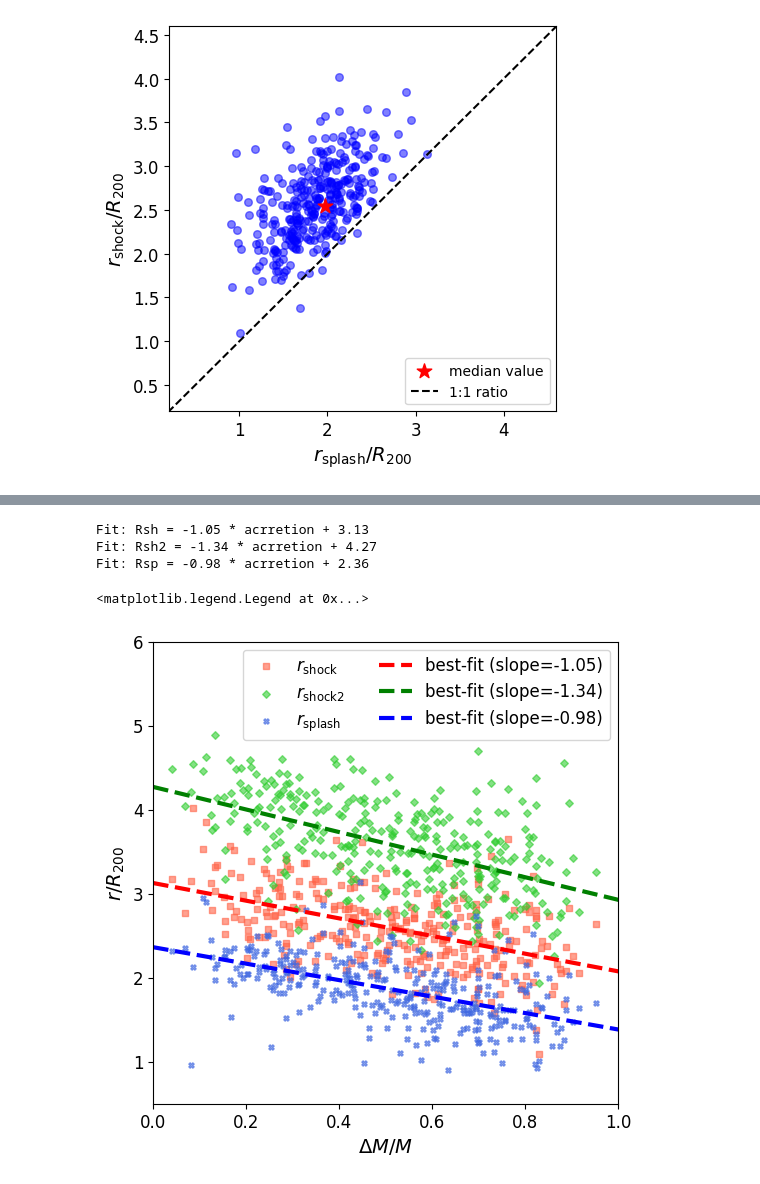
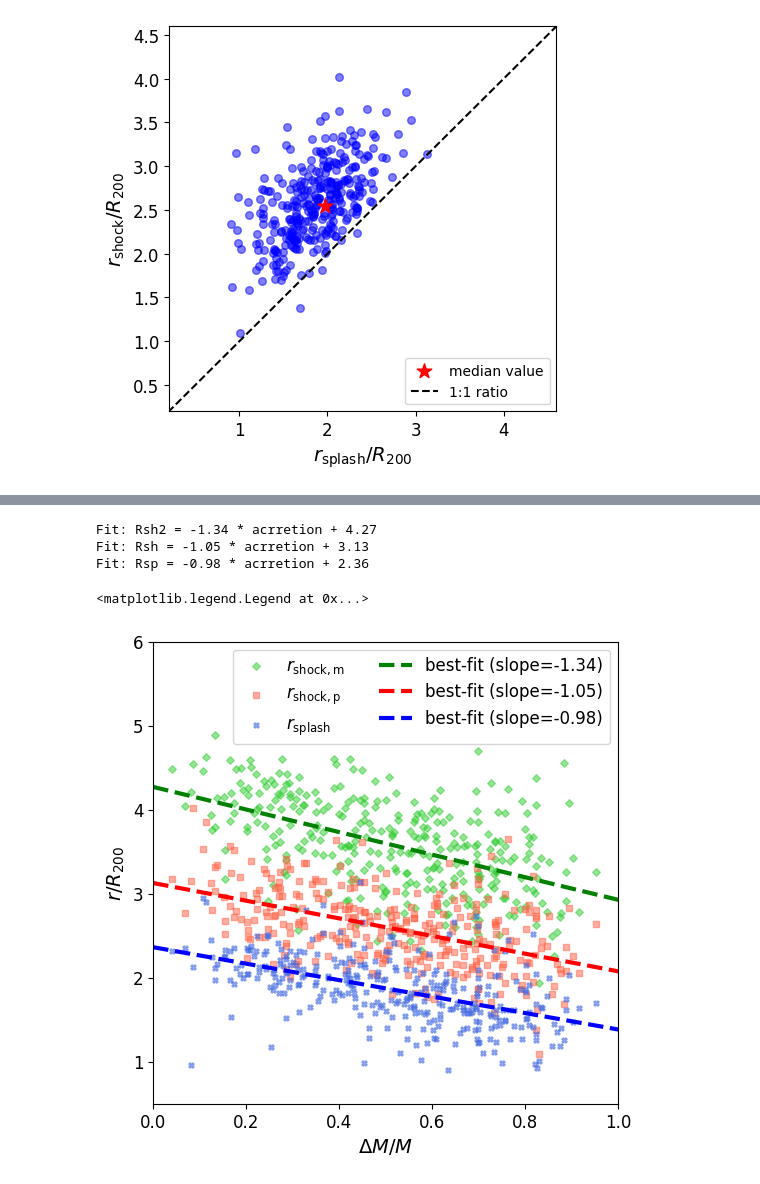
Before and after one commit to ZhangMing-1995/AnalysisTools, a Jupyter notebook: Shock_Radius/TheThreeHundred_7k.ipynb, the cells around one changed output, grey strips where cells are left out. Drawn from its saved outputs; the diff is of its cells as text; code cells hidden in the pictures.

```diff
--- a/Shock_Radius/TheThreeHundred_7k.ipynb
+++ b/Shock_Radius/TheThreeHundred_7k.ipynb
@@ -529,66 +826,60 @@ accretion_rate = (mass_z0 - mass_z05) / mass_z0
 
 fig = plt.figure(figsize=(6, 6))
 ax1=fig.add_subplot(1,1,1)
-ax1.scatter(accretion_rate, np.array(Rsh), marker=',', color='tomato',s=15, alpha=0.6, label=r'$r_{\rm shock}$')
-ax1.scatter(accretion_rate, np.array(Rsh2), marker='D', color='limegreen',s=15, alpha=0.6, label=r'$r_{\rm shock2}$')
-ax1.scatter(accretion_rate, np.array(Rsp), marker='X', color='royalblue',s=15, alpha=0.6, label=r'$r_{\rm splash}$')
+ax1.scatter(accretion_rate, np.array(Rsh2), marker='D', color='limegreen',s=15, alpha=0.5, label=r'$r_{\rm shock,m}$')
+ax1.scatter(accretion_rate, np.array(Rsh), marker=',', color='tomato',s=15, alpha=0.5, label=r'$r_{\rm shock,p}$')
+ax1.scatter(accretion_rate, np.array(Rsp), marker='X', color='royalblue',s=15, alpha=0.5, label=r'$r_{\rm splash}$')
+
+# ax1.scatter(accretion_rate, np.array(Rsh2), color='limegreen',s=15, alpha=0.6, label=r'$r_{\rm shock}$')
+popt, pcov = curve_fit(linear_model, accretion_rate, Rsh2)
+k_fit, b_fit = popt
+sigma = np.sqrt(np.diag(pcov))  # 参数的标准差（1-sigma 范围）
+# accretion_rate_range = np.linspace(min(accretion_rate), max(accretion_rate), 100)
+accretion_rate_range = np.linspace(0, 2, 100)
+Rsh2_fit = linear_model(accretion_rate_range, k_fit, b_fit)
+Rsh2_fit_upper = linear_model(accretion_rate_range, k_fit + sigma[0], b_fit + sigma[1])
+Rsh2_fit_lower = linear_model(accretion_rate_range, k_fit - sigma[0], b_fit - sigma[1])
+# plt.plot(M200_range, Rsh_fit, label=f'Fit: Rsh = {k_fit:.2f} * Rsp + {b_fit:.2f}', color='red', linestyle='--', linewidth=2)
+plt.plot(accretion_rate_range, Rsh2_fit, color='g', linestyle='--', linewidth=3,label=f'best-fit (slope={k_fit:.2f})')
+print(f'Fit: Rsh2 = {k_fit:.2f} * acrretion + {b_fit:.2f}')
+
 
 popt, pcov = curve_fit(linear_model, accretion_rate, Rsh)
 k_fit, b_fit = popt
 sigma = np.sqrt(np.diag(pcov))  # 参数的标准差（1-sigma 范围）
-
 # accretion_rate_range = np.linspace(min(accretion_rate), max(accretion_rate), 100)
 accretion_rate_range = np.linspace(0, 2, 100)
 Rsh_fit = linear_model(accretion_rate_range, k_fit, b_fit)
 Rsh_fit_upper = linear_model(accretion_rate_range, k_fit + sigma[0], b_fit + sigma[1])
 Rsh_fit_lower = linear_model(accretion_rate_range, k_fit - sigma[0], b_fit - sigma[1])
-
 # plt.plot(M200_range, Rsh_fit, label=f'Fit: Rsh = {k_fit:.2f} * Rsp + {b_fit:.2f}', color='red', linestyle='--', linewidth=2)
 plt.plot(accretion_rate_range, Rsh_fit, color='r', linestyle='--', linewidth=3,label=f'best-fit (slope={k_fit:.2f})')
 print(f'Fit: Rsh = {k_fit:.2f} * acrretion + {b_fit:.2f}')
 
 
-# ax1.scatter(accretion_rate, np.array(Rsh2), color='limegreen',s=15, alpha=0.6, label=r'$r_{\rm shock}$')
-popt, pcov = curve_fit(linear_model, accretion_rate, Rsh2)
-k_fit, b_fit = popt
-sigma = np.sqrt(np.diag(pcov))  # 参数的标准差（1-sigma 范围）
-
-# accretion_rate_range = np.linspace(min(accretion_rate), max(accretion_rate), 100)
-accretion_rate_range = np.linspace(0, 2, 100)
-Rsh2_fit = linear_model(accretion_rate_range, k_fit, b_fit)
-Rsh2_fit_upper = linear_model(accretion_rate_range, k_fit + sigma[0], b_fit + sigma[1])
-Rsh2_fit_lower = linear_model(accretion_rate_range, k_fit - sigma[0], b_fit - sigma[1])
-
-# plt.plot(M200_range, Rsh_fit, label=f'Fit: Rsh = {k_fit:.2f} * Rsp + {b_fit:.2f}', color='red', linestyle='--', linewidth=2)
-plt.plot(accretion_rate_range, Rsh2_fit, color='g', linestyle='--', linewidth=3,label=f'best-fit (slope={k_fit:.2f})')
-print(f'Fit: Rsh2 = {k_fit:.2f} * acrretion + {b_fit:.2f}')
-
 # ax1.scatter(accretion_rate, np.array(Rsp), color='royalblue',s=15, alpha=0.6, label=r'$r_{\rm splash}$')
-
 popt, pcov = curve_fit(linear_model, accretion_rate, Rsp)
 k_fit, b_fit = popt
 sigma = np.sqrt(np.diag(pcov))  # 参数的标准差（1-sigma 范围）
-
 # accretion_rate_range = np.linspace(min(accretion_rate), max(accretion_rate), 100)
 accretion_rate_range = np.linspace(0, 2, 100)
 Rsp_fit = linear_model(accretion_rate_range, k_fit, b_fit)
 Rsp_fit_upper = linear_model(accretion_rate_range, k_fit + sigma[0], b_fit + sigma[1])
 Rsp_fit_lower = linear_model(accretion_rate_range, k_fit - sigma[0], b_fit - sigma[1])
-
 # plt.plot(M200_range, Rsp_fit, label=f'Fit: Rsh = {k_fit:.2f} * Rsp + {b_fit:.2f}', color='b', linestyle='--', linewidth=2)
 plt.plot(accretion_rate_range, Rsp_fit, color='b', linestyle='--', linewidth=3,label=f'best-fit (slope={k_fit:.2f})')
 print(f'Fit: Rsp = {k_fit:.2f} * acrretion + {b_fit:.2f}')
 
 plt.tick_params(axis='both', which='major', labelsize=12)
 plt.ylabel(r'$r/R_{200}$', fontsize=14)
 plt.xlabel(r'$\Delta M / M$', fontsize=14)
 plt.xlim(0,1)
 plt.ylim(0.5,6)
 plt.legend(ncols=2, fontsize=12)
 # plt.savefig("./figures/Accretion_radius.png")
 # %% [output]
+Fit: Rsh2 = -1.34 * acrretion + 4.27
 Fit: Rsh = -1.05 * acrretion + 3.13
-Fit: Rsh2 = -1.34 * acrretion + 4.27
 Fit: Rsp = -0.98 * acrretion + 2.36
 <matplotlib.legend.Legend at 0x...>
-[figure, old version]
+[figure, new version]
```
Also changed, not shown: parts of 19 cells of this notebook.
